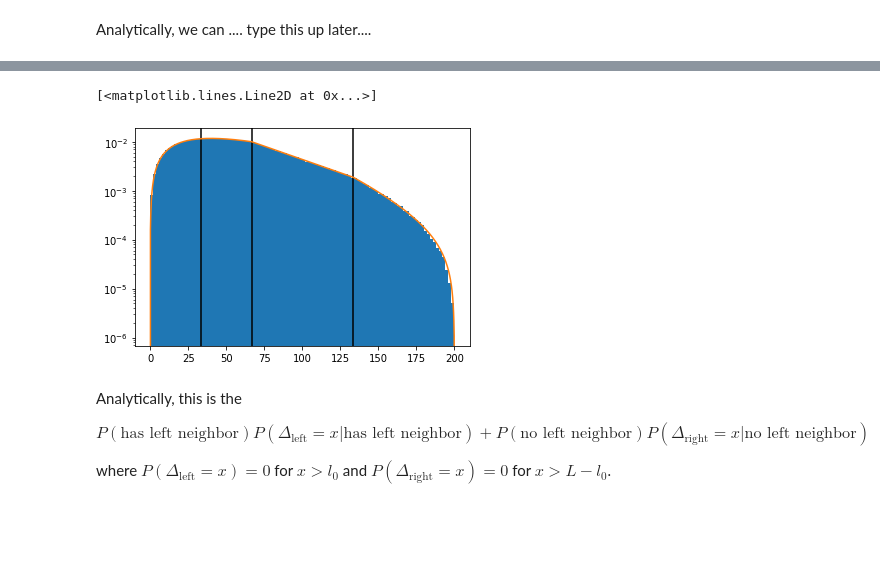
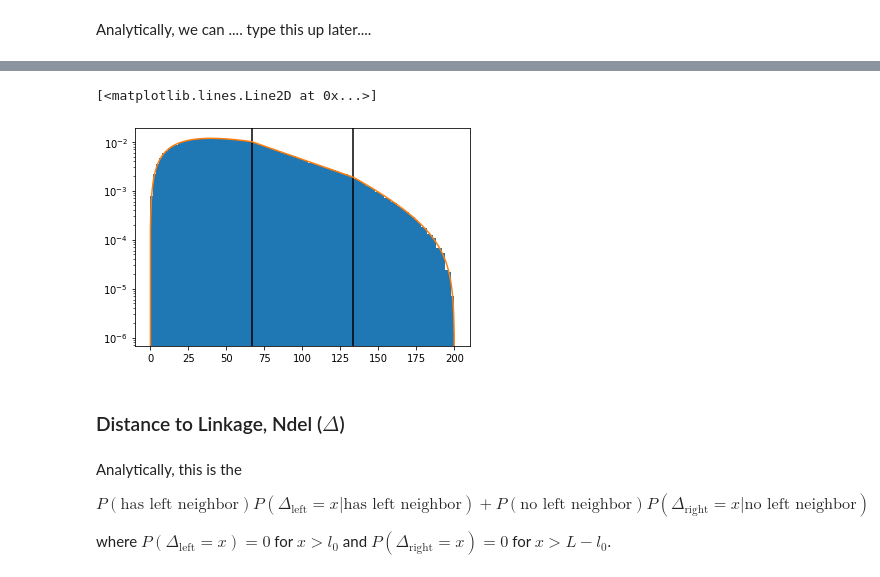
Before and after one commit to SpakowitzLab/wlcsim, a Jupyter notebook: doc/test-homolog-plateau-stats.ipynb, the cells around one changed output, grey strips where cells are left out. Drawn from its saved outputs; the diff is of its cells as text; code cells hidden in the pictures; blank space fills up the shorter version.

```diff
--- a/doc/test-homolog-plateau-stats.ipynb
+++ b/doc/test-homolog-plateau-stats.ipynb
@@ -143,15 +183,16 @@ plt.plot(N, P_N_linear(N, mu, label_loc, L))
 # %%
 _, _, _ = plt.hist(Ns_ring, density=1, bins=bins)
 plt.axvline(2*label_loc, c='k')
-plt.axvline(2*label_loc/2, c='k')
 plt.axvline(2*(L - label_loc), c='k')
 plt.yscale('log')
 
 N = np.linspace(0, 2*L, 1000)
 plt.plot(N, P_N_ring(N, mu, label_loc, L))
 # %% [output]
 [<matplotlib.lines.Line2D at 0x...>]
-[figure, old version]
+[figure, new version]
+# %% [markdown]
+### Distance to Linkage, Ndel ($\Delta$)
 # %%
 def get_Ndel(neighbors, label_loc):
     if neighbors[0] is not None:
```
Also changed, not shown: parts of 46 cells of this notebook, 1 other file.
